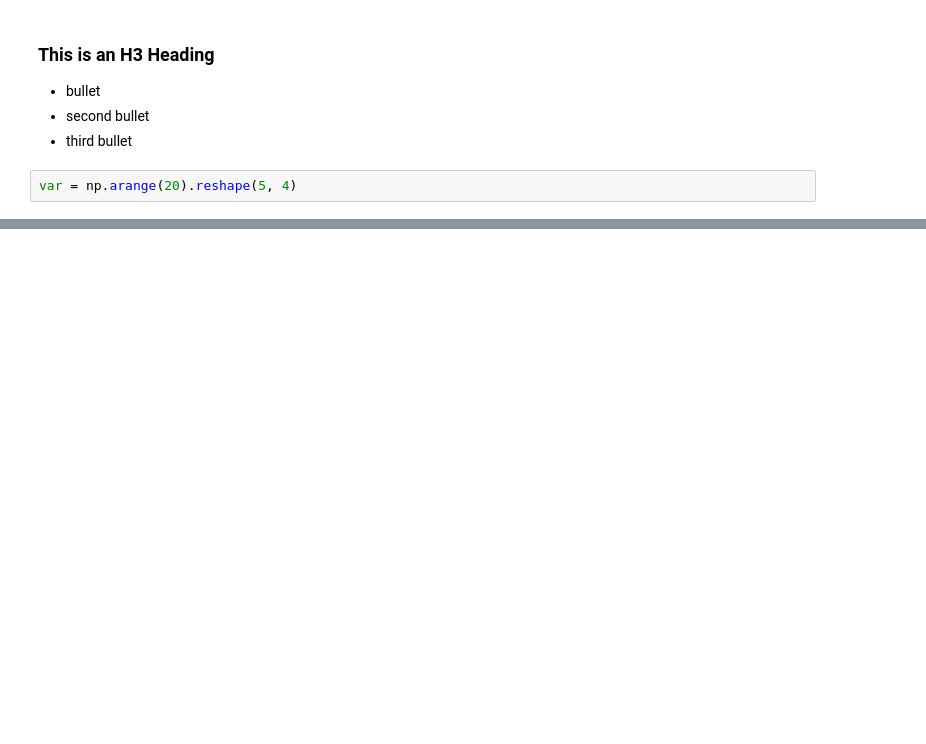
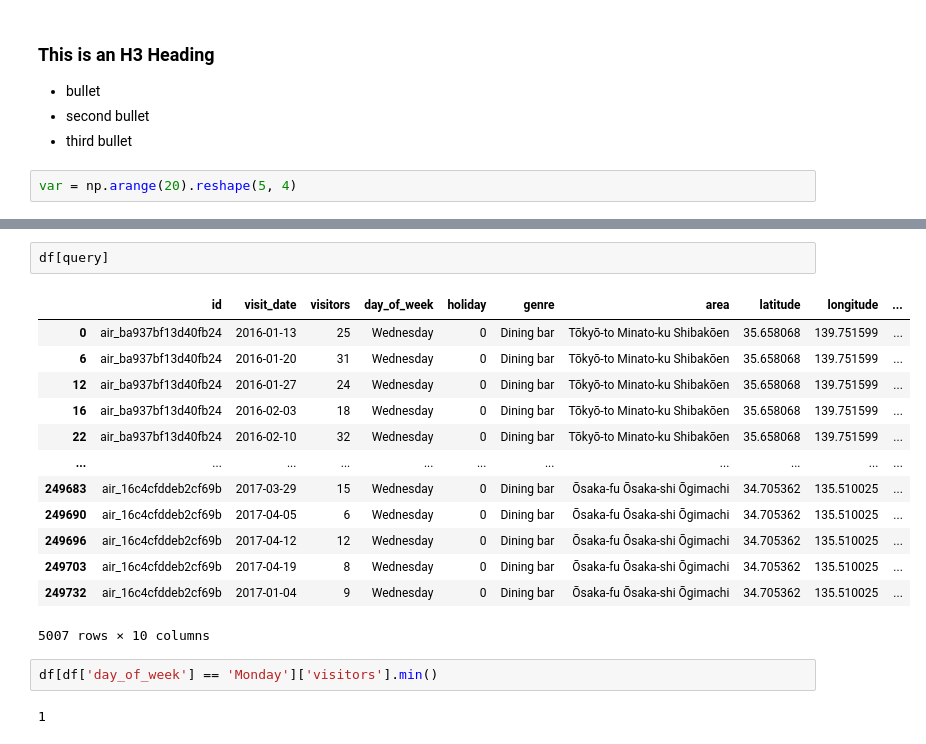
Before and after one commit to jfkoehler/DAT-02-14, a Jupyter notebook: ClassMaterial/Unit1/Class2/Class 2 Notebook.ipynb, the cells around one changed output, grey strips where cells are left out. Saved outputs shown, nothing was run; the diff lists cells and outputs as text; blank space fills up the shorter version.

```diff
--- a/ClassMaterial/Unit1/Class2/Class 2 Notebook.ipynb
+++ b/ClassMaterial/Unit1/Class2/Class 2 Notebook.ipynb
@@ -49,0 +186,20 @@ array([ 6, 22, 38, 54, 70])
+# %%
+df[query]
+# %% [output]
+|  | id | visit_date | visitors | day_of_week | holiday | genre | area | latitude | longitude | ... |
+| 0 | air_ba937bf13d40fb24 | 2016-01-13 | 25 | Wednesday | 0 | Dining bar | Tōkyō-to Minato-ku Shibakōen | 35.658068 | 139.751599 | ... |
+| 6 | air_ba937bf13d40fb24 | 2016-01-20 | 31 | Wednesday | 0 | Dining bar | Tōkyō-to Minato-ku Shibakōen | 35.658068 | 139.751599 | ... |
+| 12 | air_ba937bf13d40fb24 | 2016-01-27 | 24 | Wednesday | 0 | Dining bar | Tōkyō-to Minato-ku Shibakōen | 35.658068 | 139.751599 | ... |
+| 16 | air_ba937bf13d40fb24 | 2016-02-03 | 18 | Wednesday | 0 | Dining bar | Tōkyō-to Minato-ku Shibakōen | 35.658068 | 139.751599 | ... |
+| 22 | air_ba937bf13d40fb24 | 2016-02-10 | 32 | Wednesday | 0 | Dining bar | Tōkyō-to Minato-ku Shibakōen | 35.658068 | 139.751599 | ... |
+| ... | ... | ... | ... | ... | ... | ... | ... | ... | ... | ... |
+| 249683 | air_16c4cfddeb2cf69b | 2017-03-29 | 15 | Wednesday | 0 | Dining bar | Ōsaka-fu Ōsaka-shi Ōgimachi | 34.705362 | 135.510025 | ... |
+| 249690 | air_16c4cfddeb2cf69b | 2017-04-05 | 6 | Wednesday | 0 | Dining bar | Ōsaka-fu Ōsaka-shi Ōgimachi | 34.705362 | 135.510025 | ... |
+| 249696 | air_16c4cfddeb2cf69b | 2017-04-12 | 12 | Wednesday | 0 | Dining bar | Ōsaka-fu Ōsaka-shi Ōgimachi | 34.705362 | 135.510025 | ... |
+| 249703 | air_16c4cfddeb2cf69b | 2017-04-19 | 8 | Wednesday | 0 | Dining bar | Ōsaka-fu Ōsaka-shi Ōgimachi | 34.705362 | 135.510025 | ... |
+| 249732 | air_16c4cfddeb2cf69b | 2017-01-04 | 9 | Wednesday | 0 | Dining bar | Ōsaka-fu Ōsaka-shi Ōgimachi | 34.705362 | 135.510025 | ... |
+5007 rows × 10 columns
+# %%
+df[df['day_of_week'] == 'Monday']['visitors'].min()
+# %% [output]
+1
```
Also changed, not shown: parts of 44 cells of this notebook, 3 other files.
